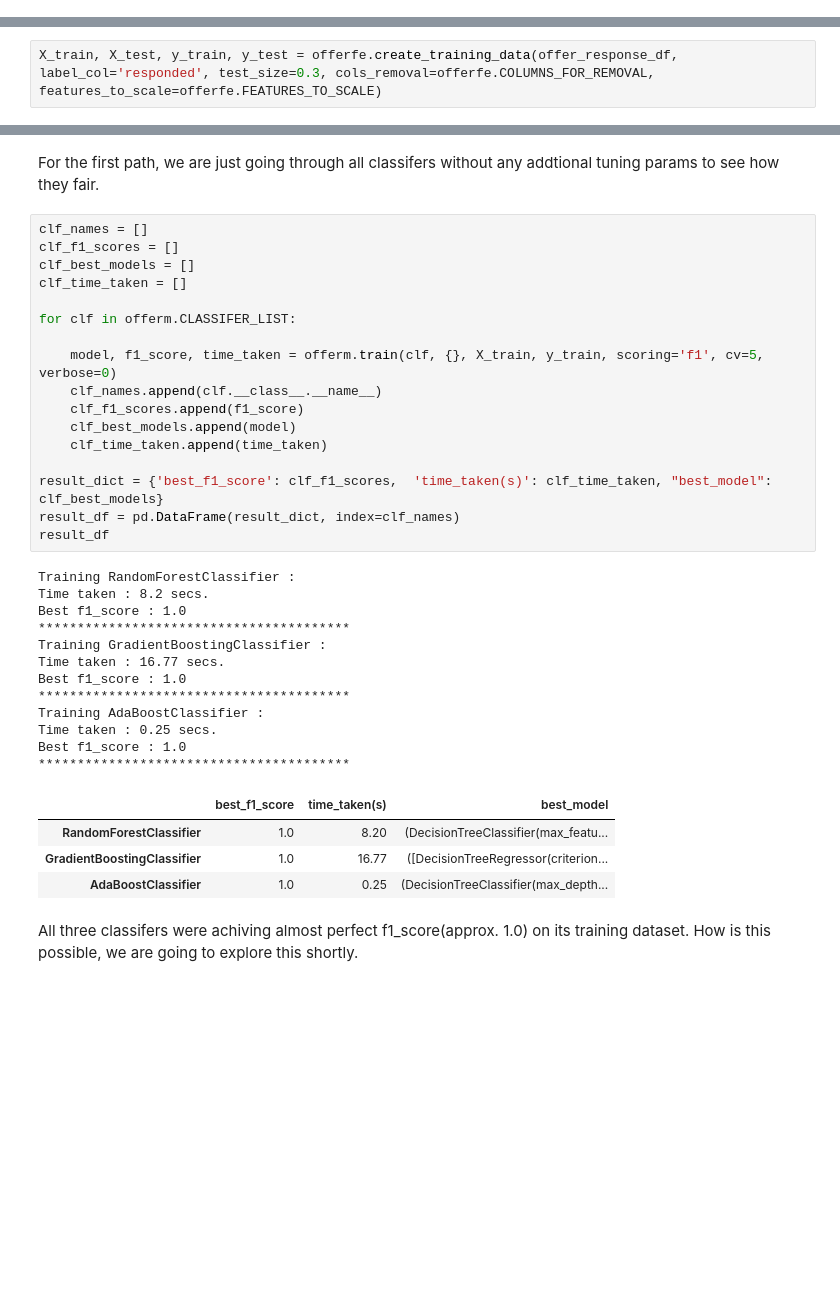
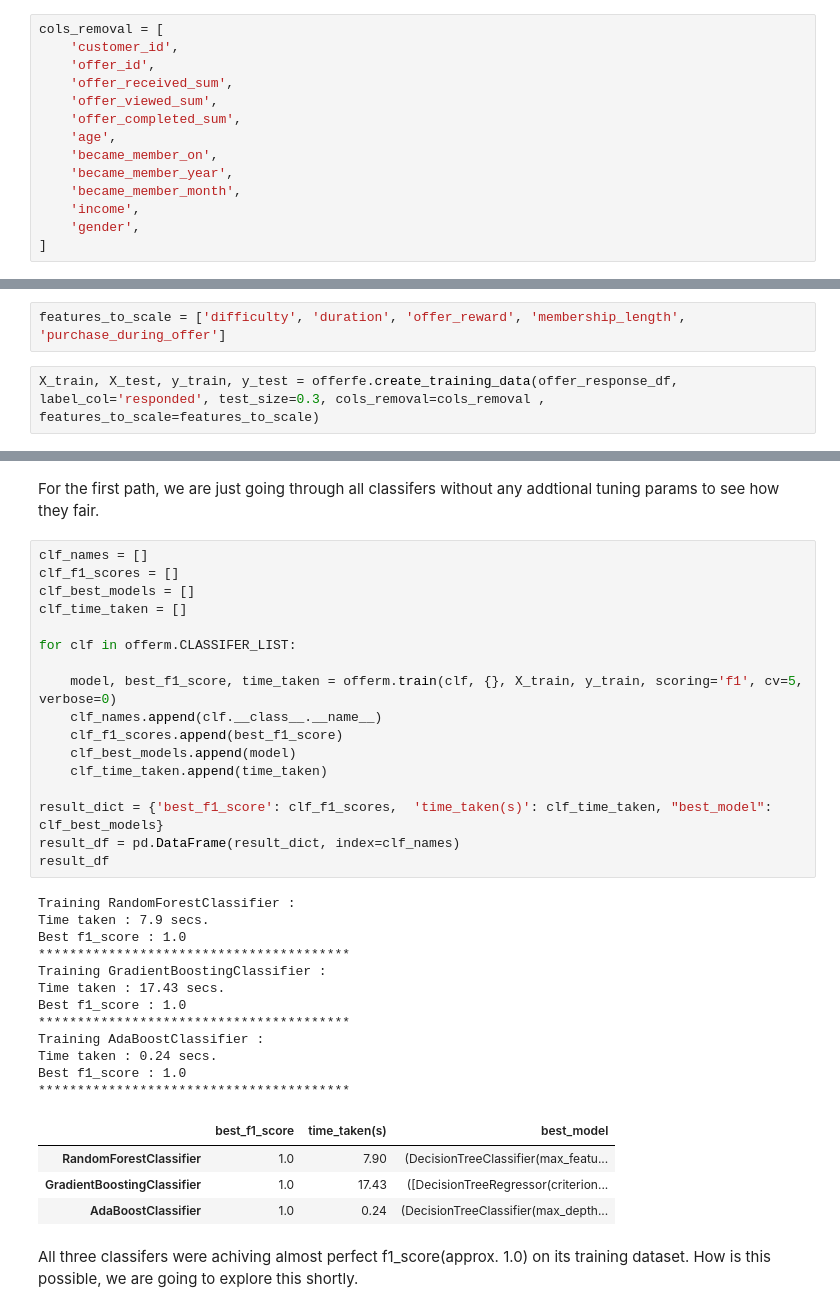
Before and after one commit to Juliaj/udacity-data-scientist, a Jupyter notebook: starbucks_challenge/notebooks/ModelingOfferResponse.ipynb, the cells around one changed output, grey strips where cells are left out. Saved outputs shown, nothing was run; the diff lists cells and outputs as text; blank space fills up the shorter version.

```diff
--- a/starbucks_challenge/notebooks/ModelingOfferResponse.ipynb
+++ b/starbucks_challenge/notebooks/ModelingOfferResponse.ipynb
@@ -242 +227,15 @@ offerfe.COLUMNS_FOR_REMOVAL
+# %%
+cols_removal = [
+    'customer_id',
+    'offer_id',
+    'offer_received_sum',
+    'offer_viewed_sum',
+    'offer_completed_sum',
+    'age',
+    'became_member_on',
+    'became_member_year',
+    'became_member_month',
+    'income',
+    'gender',
+]
 # %%
@@ -272,7 +272,9 @@ Column `responded` is our label column, the rest goes to as input. We are going
 
 Combine things together ...
+# %%
+features_to_scale = ['difficulty', 'duration', 'offer_reward', 'membership_length', 'purchase_during_offer']
 # %%
-X_train, X_test, y_train, y_test = offerfe.create_training_data(offer_response_df, label_col='responded', test_size=0.3, cols_removal=offerfe.COLUMNS_FOR_REMOVAL, features_to_scale=offerfe.FEATURES_TO_SCALE)
+X_train, X_test, y_train, y_test = offerfe.create_training_data(offer_response_df, label_col='responded', test_size=0.3, cols_removal=cols_removal , features_to_scale=features_to_scale)
 # %%
 X_train.head()
 # %% [output]
@@ -341,37 +343,37 @@ For the first path, we are just going through all classifers without any addtion
 # %%
 clf_names = []
 clf_f1_scores = []
 clf_best_models = []
 clf_time_taken = []
 
 for clf in offerm.CLASSIFER_LIST:
 
-    model, f1_score, time_taken = offerm.train(clf, {}, X_train, y_train, scoring='f1', cv=5, verbose=0)
+    model, best_f1_score, time_taken = offerm.train(clf, {}, X_train, y_train, scoring='f1', cv=5, verbose=0)
     clf_names.append(clf.__class__.__name__)
-    clf_f1_scores.append(f1_score)
+    clf_f1_scores.append(best_f1_score)
     clf_best_models.append(model)
     clf_time_taken.append(time_taken)
 
 result_dict = {'best_f1_score': clf_f1_scores,  'time_taken(s)': clf_time_taken, "best_model": clf_best_models}
 result_df = pd.DataFrame(result_dict, index=clf_names)
 result_df
 # %% [output]
 Training RandomForestClassifier :
-Time taken : 8.2 secs.
+Time taken : 7.9 secs.
 Best f1_score : 1.0
 ****************************************
 Training GradientBoostingClassifier :
-Time taken : 16.77 secs.
+Time taken : 17.43 secs.
 Best f1_score : 1.0
 ****************************************
 Training AdaBoostClassifier :
-Time taken : 0.25 secs.
+Time taken : 0.24 secs.
 Best f1_score : 1.0
 ****************************************
 |  | best_f1_score | time_taken(s) | best_model |
-| RandomForestClassifier | 1.0 | 8.20 | (DecisionTreeClassifier(max_featu... |
-| GradientBoostingClassifier | 1.0 | 16.77 | ([DecisionTreeRegressor(criterion... |
-| AdaBoostClassifier | 1.0 | 0.25 | (DecisionTreeClassifier(max_depth... |
+| RandomForestClassifier | 1.0 | 7.90 | (DecisionTreeClassifier(max_featu... |
+| GradientBoostingClassifier | 1.0 | 17.43 | ([DecisionTreeRegressor(criterion... |
+| AdaBoostClassifier | 1.0 | 0.24 | (DecisionTreeClassifier(max_depth... |
 # %% [markdown]
 All three classifers were achiving almost perfect f1_score(approx. 1.0) on its training dataset. How is this possible, we are going to explore this shortly.
 # %% [markdown]
```
Also changed, not shown: parts of 45 cells of this notebook, 1 other file.
